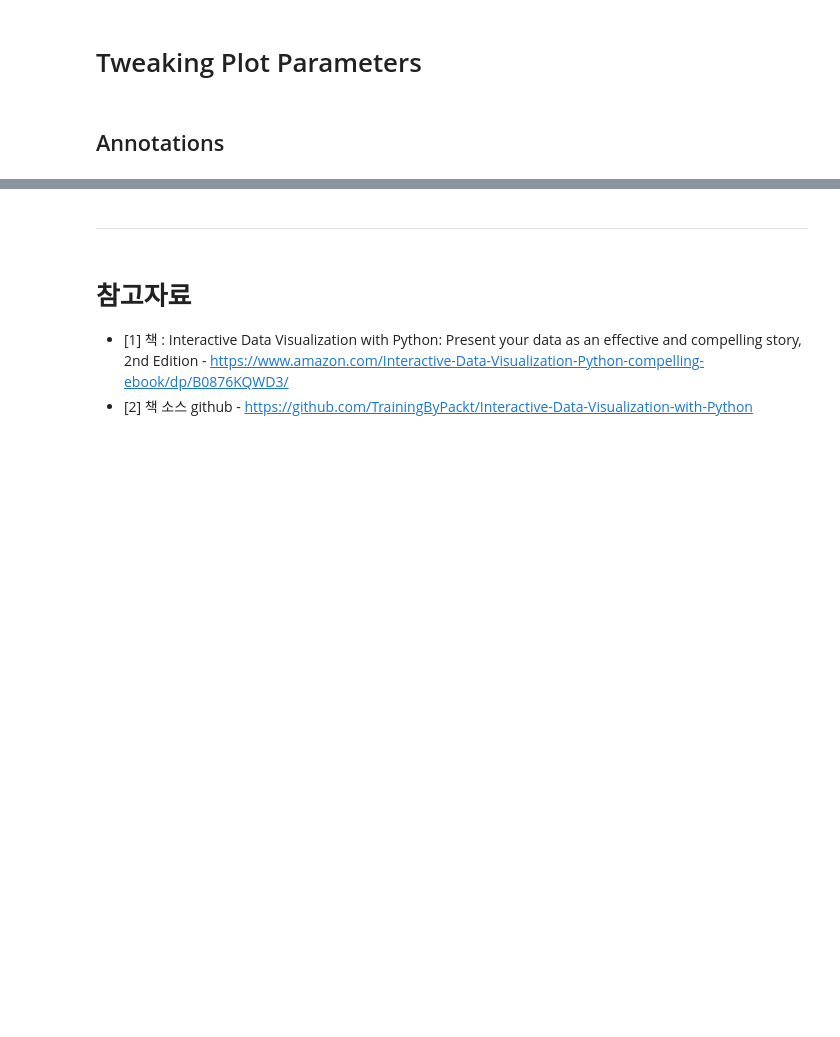
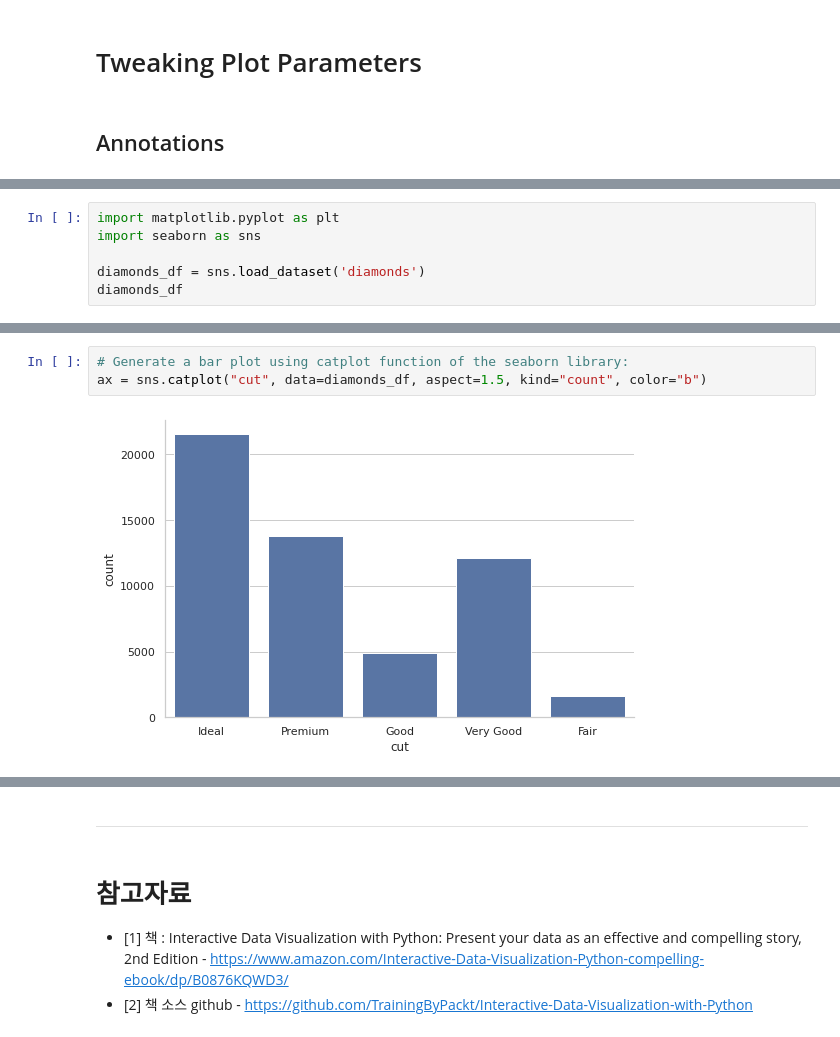
Before and after one commit to psygrammer/psypy, a Jupyter notebook: vis/notebooks/01_intro_basic_and_custermized_plotting.ipynb, the cells around one changed output, grey strips where cells are left out. Saved outputs shown, nothing was run; the diff lists cells and outputs as text; blank space fills up the shorter version.

```diff
--- a/vis/notebooks/01_intro_basic_and_custermized_plotting.ipynb
+++ b/vis/notebooks/01_intro_basic_and_custermized_plotting.ipynb
@@ -469,0 +556,6 @@ sns.distplot(np.log(diamonds_df.price), kde=False)
+# %%
+import matplotlib.pyplot as plt
+import seaborn as sns
+
+diamonds_df = sns.load_dataset('diamonds')
+diamonds_df
@@ -469,0 +576,5 @@ sns.distplot(np.log(diamonds_df.price), kde=False)
+# %%
+# Generate a bar plot using catplot function of the seaborn library:
+ax = sns.catplot("cut", data=diamonds_df, aspect=1.5, kind="count", color="b")
+# %% [output]
+[figure, added]
```
Also changed, not shown: parts of 16 cells of this notebook.
